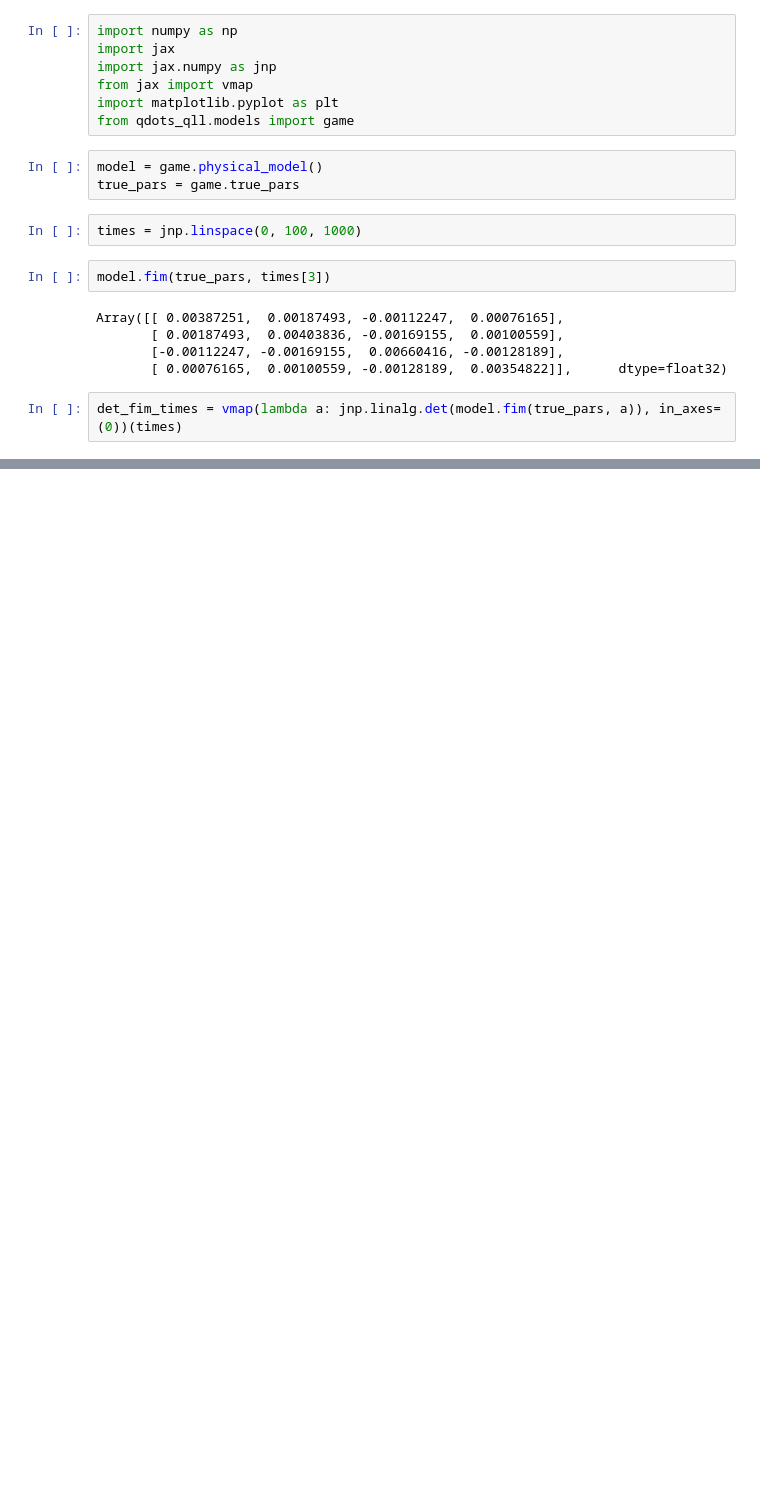
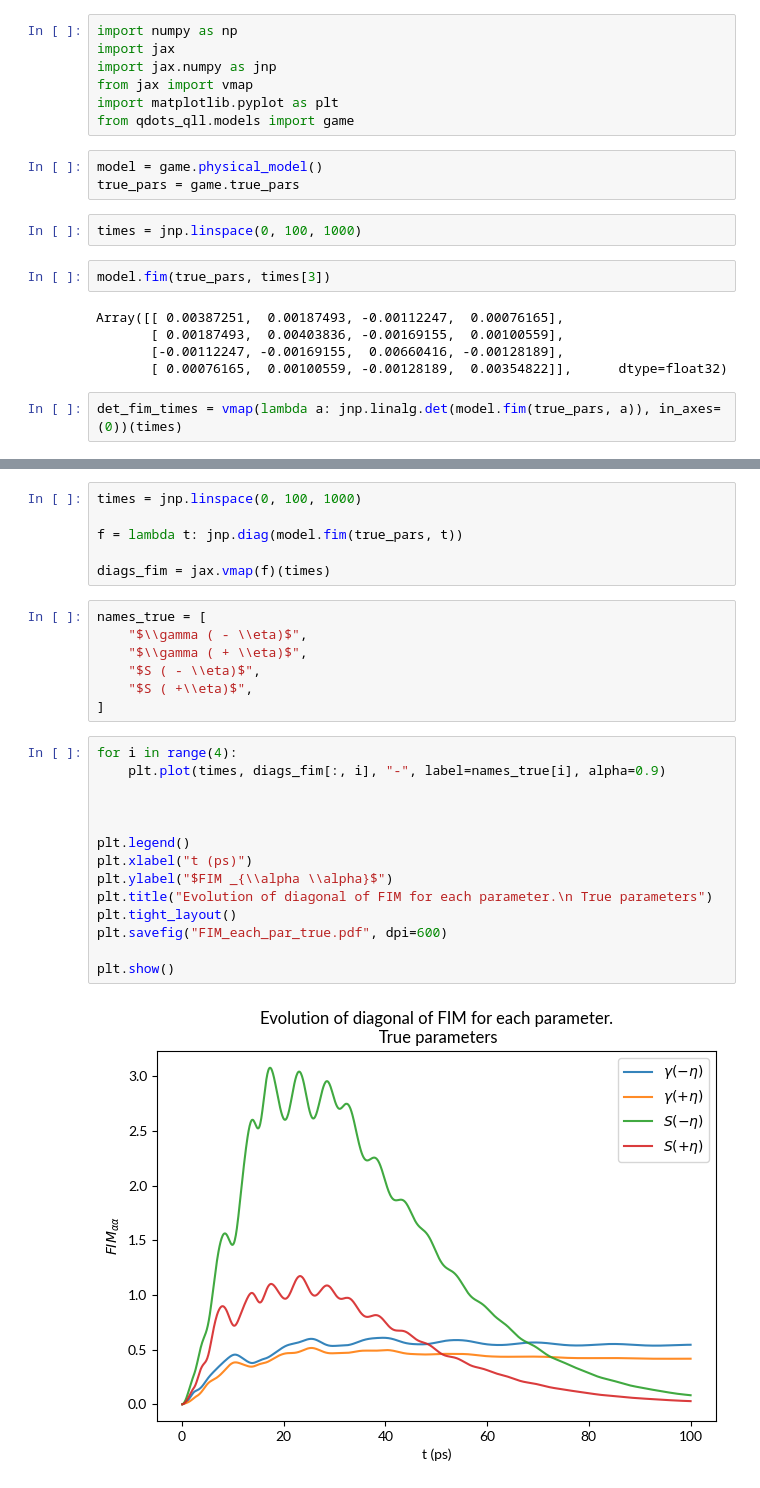
Before and after one commit to Rumoa/qll_qdots, a Jupyter notebook: data_analysis/analysis_of_det_fisher.ipynb, the cells around one changed output, grey strips where cells are left out. Cells and saved outputs as stored; diff of their text form; blank space fills up the shorter version.

```diff
--- a/data_analysis/analysis_of_det_fisher.ipynb
+++ b/data_analysis/analysis_of_det_fisher.ipynb
@@ -38,0 +52,29 @@ plt.show()
+# %%
+times = jnp.linspace(0, 100, 1000)
+
+f = lambda t: jnp.diag(model.fim(true_pars, t))
+
+diags_fim = jax.vmap(f)(times)
+# %%
+names_true = [
+    "$\\gamma ( - \\eta)$",
+    "$\\gamma ( + \\eta)$",
+    "$S ( - \\eta)$",
+    "$S ( +\\eta)$",
+]
+# %%
+for i in range(4):
+    plt.plot(times, diags_fim[:, i], "-", label=names_true[i], alpha=0.9)
+
+
+
+plt.legend()
+plt.xlabel("t (ps)")
+plt.ylabel("$FIM _{\\alpha \\alpha}$")
+plt.title("Evolution of diagonal of FIM for each parameter.\n True parameters")
+plt.tight_layout()
+plt.savefig("FIM_each_par_true.pdf", dpi=600)
+
+plt.show()
+# %% [output]
+[figure, added]
```
Also changed, not shown: parts of 2 cells of this notebook, 6 other files.
